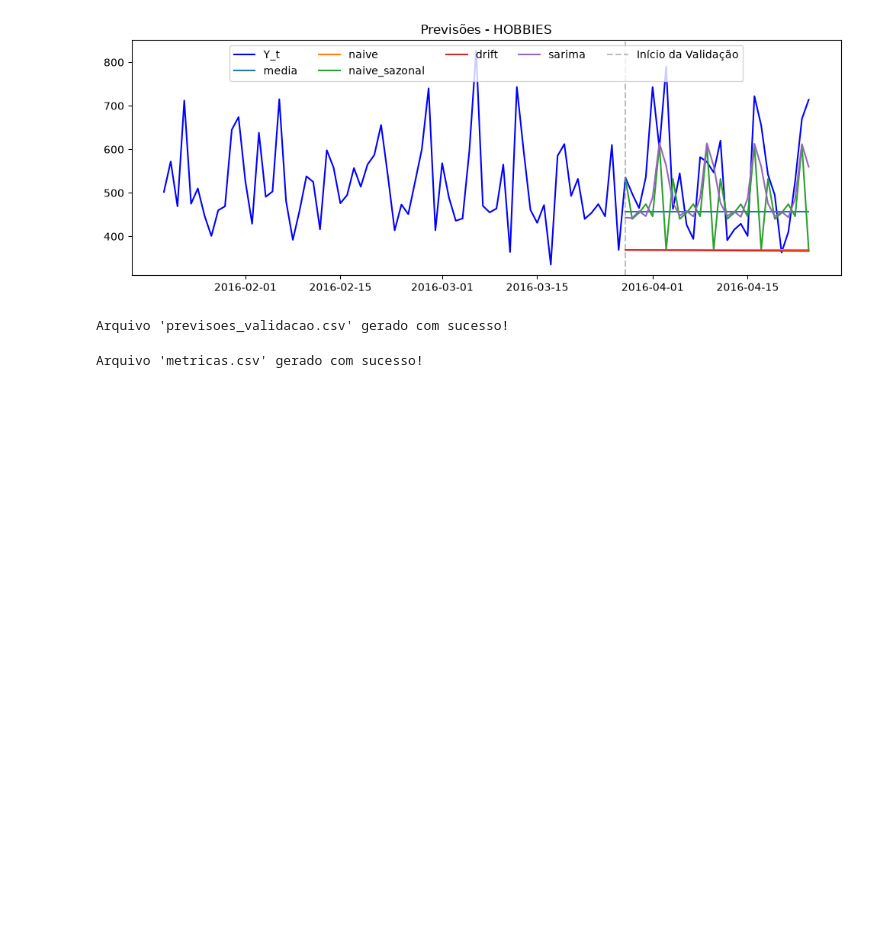
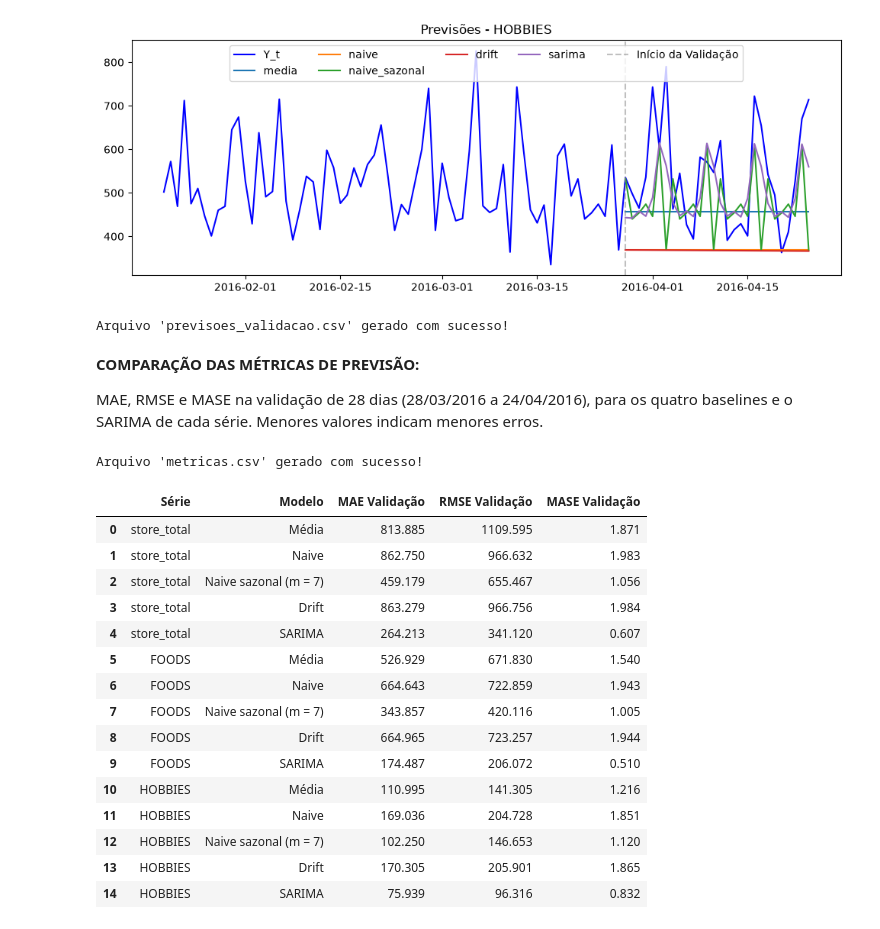
Before and after one commit to mistercapote/time-series-a2-2026, a Jupyter notebook: main.ipynb, the cells around one changed output. Drawn from its saved outputs; the diff is of its cells as text; code cells hidden in the pictures; blank space fills up the shorter version.

Commit message:
docs: formatar comparação de métricas no notebook

```diff
--- a/main.ipynb
+++ b/main.ipynb
@@ -283,6 +283,10 @@ for label in labels:
 data.criar_csv(registos, "previsoes_validacao.csv")
 # %% [output]
 Arquivo 'previsoes_validacao.csv' gerado com sucesso!
+# %% [markdown]
+**COMPARAÇÃO DAS MÉTRICAS DE PREVISÃO:**
+
+MAE, RMSE e MASE na validação de 28 dias (28/03/2016 a 24/04/2016), para os quatro baselines e o SARIMA de cada série. Menores valores indicam menores erros.
 # %%
 resultados = []
 
@@ -310,3 +314,38 @@ for label in labels:
 data.criar_csv(resultados, "metricas.csv")
 # %% [output]
 Arquivo 'metricas.csv' gerado com sucesso!
+# %%
+tabela_metricas = pd.DataFrame(resultados).rename(columns={
+    "series": "Série",
+    "modelo": "Modelo",
+    "mae": "MAE Validação",
+    "rmse": "RMSE Validação",
+    "mase": "MASE Validação",
+})
+
+tabela_metricas["Modelo"] = tabela_metricas["Modelo"].replace({
+    "media": "Média",
+    "naive": "Naive",
+    "naive_sazonal": "Naive sazonal (m = 7)",
+    "drift": "Drift",
+    "sarima": "SARIMA",
+})
+
+display(tabela_metricas.round(3))
+# %% [output]
+|  | Série | Modelo | MAE Validação | RMSE Validação | MASE Validação |
+| 0 | store_total | Média | 813.885 | 1109.595 | 1.871 |
+| 1 | store_total | Naive | 862.750 | 966.632 | 1.983 |
+| 2 | store_total | Naive sazonal (m = 7) | 459.179 | 655.467 | 1.056 |
+| 3 | store_total | Drift | 863.279 | 966.756 | 1.984 |
+| 4 | store_total | SARIMA | 264.213 | 341.120 | 0.607 |
+| 5 | FOODS | Média | 526.929 | 671.830 | 1.540 |
+| 6 | FOODS | Naive | 664.643 | 722.859 | 1.943 |
+| 7 | FOODS | Naive sazonal (m = 7) | 343.857 | 420.116 | 1.005 |
+| 8 | FOODS | Drift | 664.965 | 723.257 | 1.944 |
+| 9 | FOODS | SARIMA | 174.487 | 206.072 | 0.510 |
+| 10 | HOBBIES | Média | 110.995 | 141.305 | 1.216 |
+| 11 | HOBBIES | Naive | 169.036 | 204.728 | 1.851 |
+| 12 | HOBBIES | Naive sazonal (m = 7) | 102.250 | 146.653 | 1.120 |
+| 13 | HOBBIES | Drift | 170.305 | 205.901 | 1.865 |
+| 14 | HOBBIES | SARIMA | 75.939 | 96.316 | 0.832 |
```
